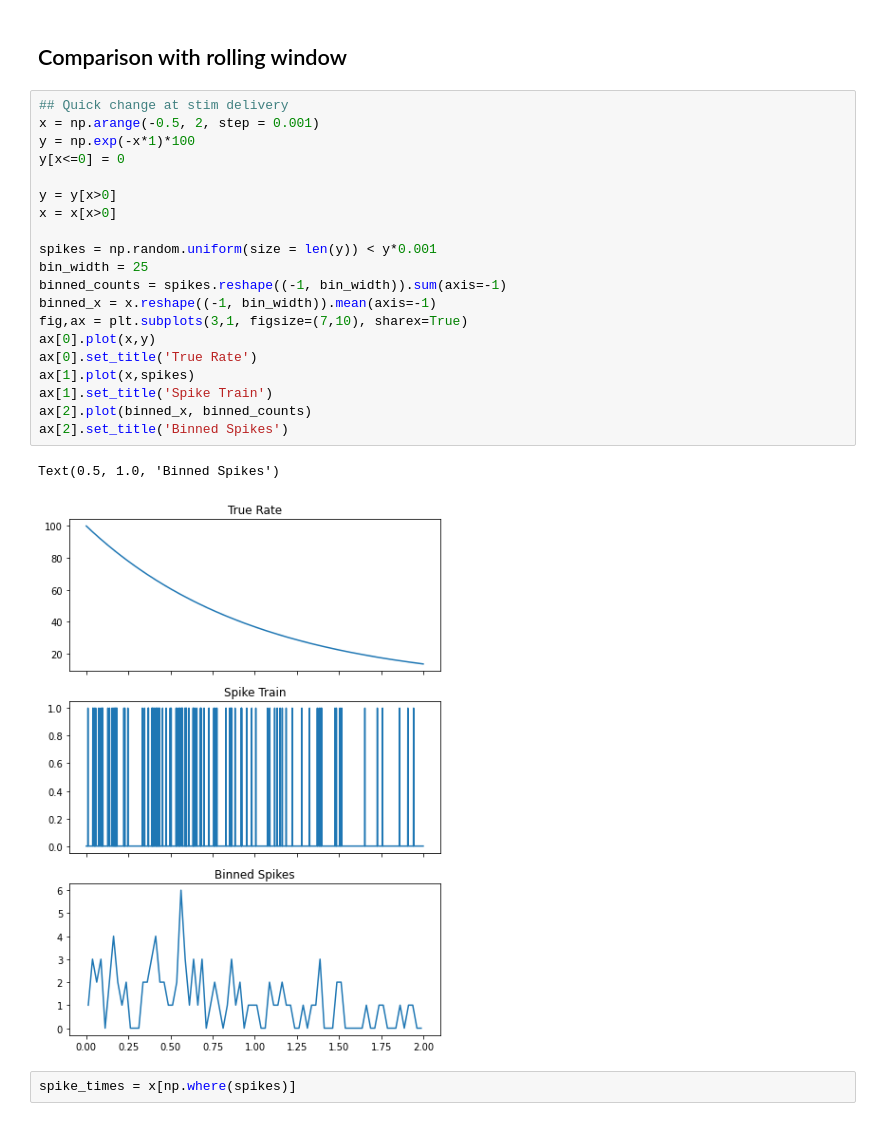
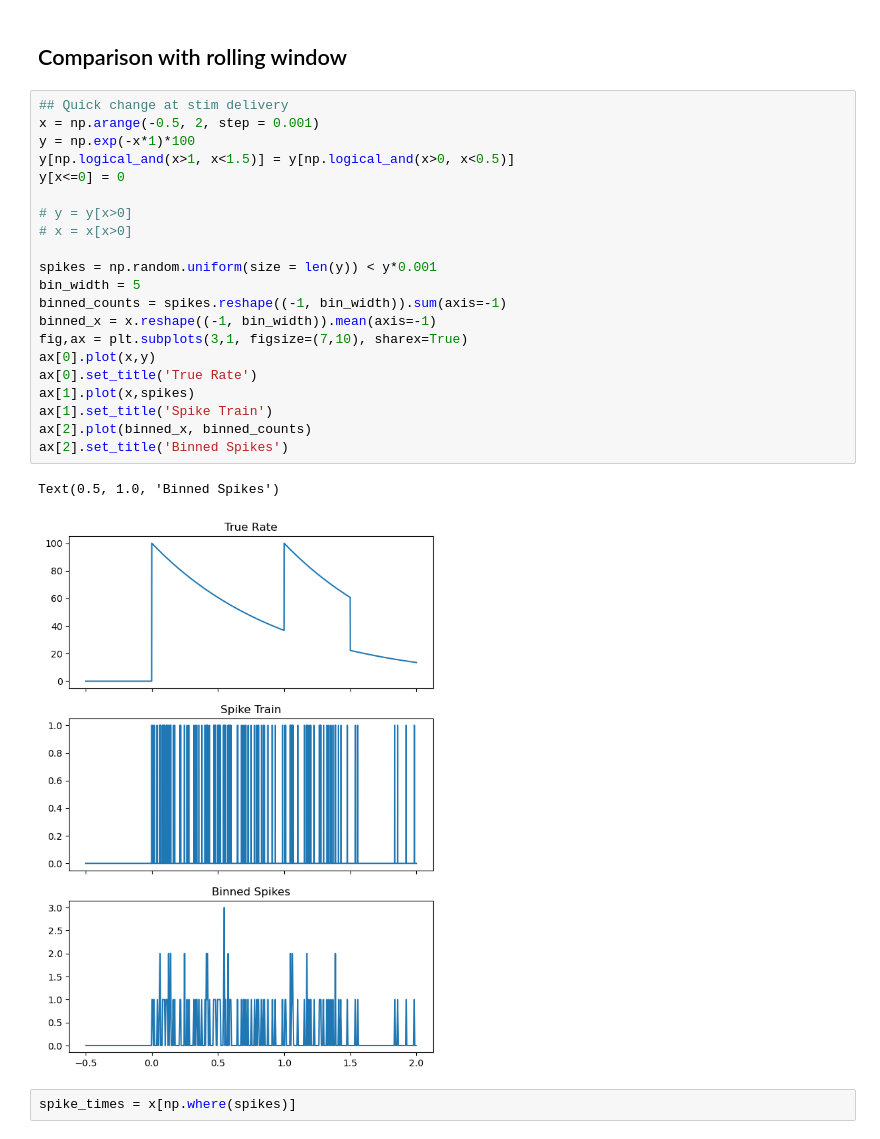
Before and after one commit to abuzarmahmood/firing_space_plot, a Jupyter notebook: changepoint_mcmc/ipython_notebooks/gaussian_walk_firing_rate2.ipynb, the cells around one changed output. Drawn from its saved outputs; the diff is of its cells as text.

```diff
--- a/changepoint_mcmc/ipython_notebooks/gaussian_walk_firing_rate2.ipynb
+++ b/changepoint_mcmc/ipython_notebooks/gaussian_walk_firing_rate2.ipynb
@@ -190,25 +192,26 @@ plt.legend()
 # %%
 ## Quick change at stim delivery
 x = np.arange(-0.5, 2, step = 0.001)
 y = np.exp(-x*1)*100
+y[np.logical_and(x>1, x<1.5)] = y[np.logical_and(x>0, x<0.5)]
 y[x<=0] = 0
 
-y = y[x>0]
-x = x[x>0]
+# y = y[x>0]
+# x = x[x>0]
 
 spikes = np.random.uniform(size = len(y)) < y*0.001
-bin_width = 25
+bin_width = 5
 binned_counts = spikes.reshape((-1, bin_width)).sum(axis=-1)
 binned_x = x.reshape((-1, bin_width)).mean(axis=-1)
 fig,ax = plt.subplots(3,1, figsize=(7,10), sharex=True)
 ax[0].plot(x,y)
 ax[0].set_title('True Rate')
 ax[1].plot(x,spikes)
 ax[1].set_title('Spike Train')
 ax[2].plot(binned_x, binned_counts)
 ax[2].set_title('Binned Spikes')
 # %% [output]
 Text(0.5, 1.0, 'Binned Spikes')
-[figure, old version]
+[figure, new version]
 # %%
 spike_times = x[np.where(spikes)]
```
Also changed, not shown: parts of 13 cells of this notebook, 16 other files.
